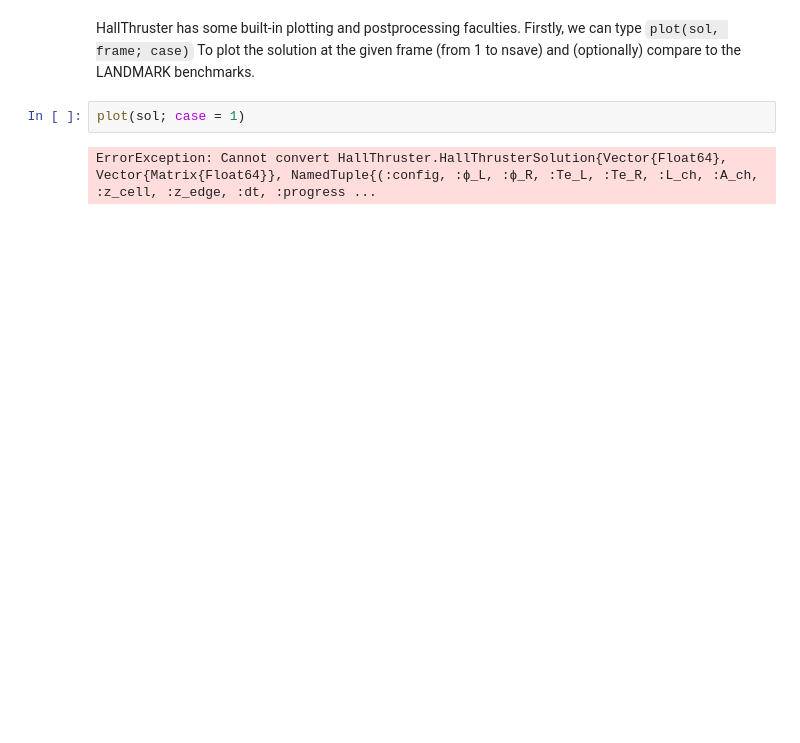
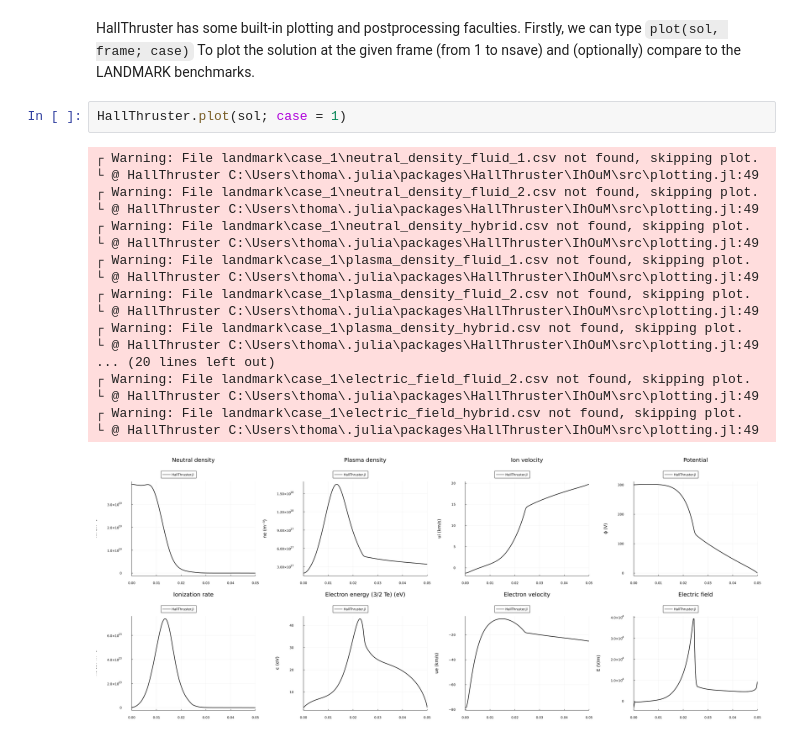
Before and after one commit to UM-PEPL/HallThruster.jl, a Jupyter notebook: tutorials/HallThrusterTutorial.ipynb, the cells around one changed output. Saved outputs shown, nothing was run; the diff lists cells and outputs as text; blank space fills up the shorter version.

```diff
--- a/tutorials/HallThrusterTutorial.ipynb
+++ b/tutorials/HallThrusterTutorial.ipynb
@@ -80,6 +97,23 @@ sol = run_sim(1e-3; ncells=200, nsave=1000, case = 1, dt = 0.7e-8);
 # %% [markdown]
 HallThruster has some built-in plotting and postprocessing faculties. Firstly, we can type `plot(sol, frame; case)` To plot the solution at the given frame (from 1 to nsave) and (optionally) compare to the LANDMARK benchmarks.
 # %%
-plot(sol; case = 1)
+HallThruster.plot(sol; case = 1)
 # %% [output]
-ErrorException: Cannot convert HallThruster.HallThrusterSolution{Vector{Float64}, Vector{Matrix{Float64}}, NamedTuple{(:config, :ϕ_L, :ϕ_R, :Te_L, :Te_R, :L_ch, :A_ch, :z_cell, :z_edge, :dt, :progress ...
+┌ Warning: File landmark\case_1\neutral_density_fluid_1.csv not found, skipping plot.
+└ @ HallThruster C:\Users\thoma\.julia\packages\HallThruster\IhOuM\src\plotting.jl:49
+┌ Warning: File landmark\case_1\neutral_density_fluid_2.csv not found, skipping plot.
+└ @ HallThruster C:\Users\thoma\.julia\packages\HallThruster\IhOuM\src\plotting.jl:49
+┌ Warning: File landmark\case_1\neutral_density_hybrid.csv not found, skipping plot.
+└ @ HallThruster C:\Users\thoma\.julia\packages\HallThruster\IhOuM\src\plotting.jl:49
+┌ Warning: File landmark\case_1\plasma_density_fluid_1.csv not found, skipping plot.
+└ @ HallThruster C:\Users\thoma\.julia\packages\HallThruster\IhOuM\src\plotting.jl:49
+┌ Warning: File landmark\case_1\plasma_density_fluid_2.csv not found, skipping plot.
+└ @ HallThruster C:\Users\thoma\.julia\packages\HallThruster\IhOuM\src\plotting.jl:49
+┌ Warning: File landmark\case_1\plasma_density_hybrid.csv not found, skipping plot.
+└ @ HallThruster C:\Users\thoma\.julia\packages\HallThruster\IhOuM\src\plotting.jl:49
+... (20 lines left out)
+┌ Warning: File landmark\case_1\electric_field_fluid_2.csv not found, skipping plot.
+└ @ HallThruster C:\Users\thoma\.julia\packages\HallThruster\IhOuM\src\plotting.jl:49
+┌ Warning: File landmark\case_1\electric_field_hybrid.csv not found, skipping plot.
+└ @ HallThruster C:\Users\thoma\.julia\packages\HallThruster\IhOuM\src\plotting.jl:49
+[figure, added]
```
Also changed, not shown: parts of 3 cells of this notebook, 6 other files.
